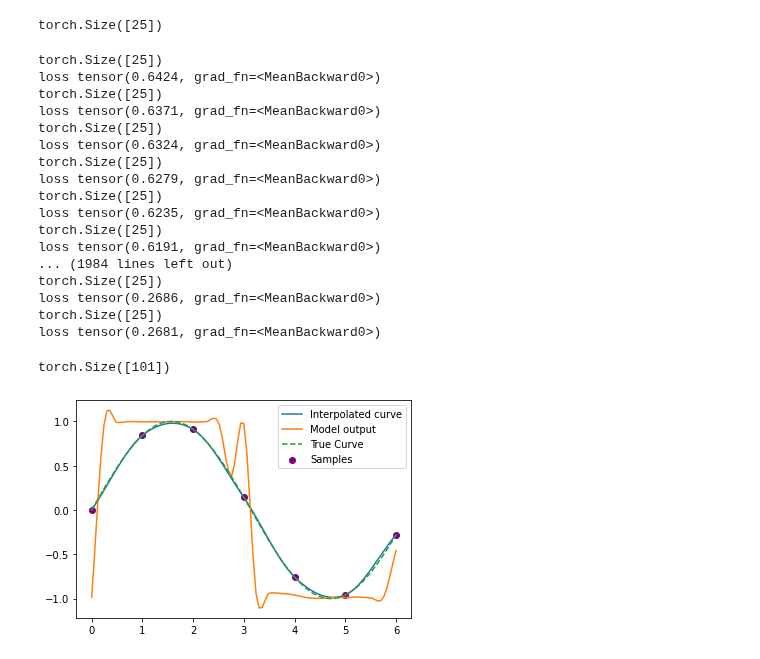
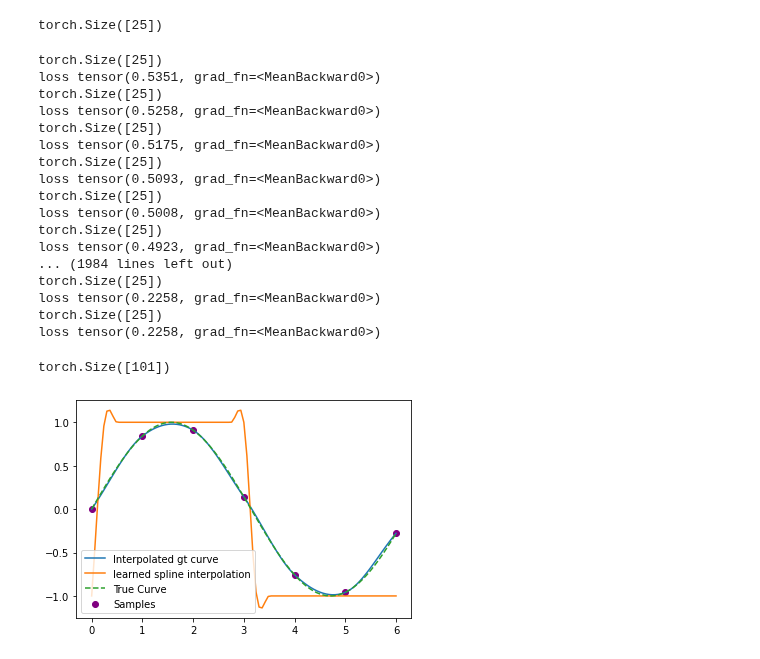
Before and after one commit to WilliamAshbee/splineexample, a Jupyter notebook: examplespline_computationgraphworking.ipynb, the cells around one changed output. Cells and saved outputs as stored; diff of their text form; code cells hidden in the pictures.

```diff
--- a/examplespline_computationgraphworking.ipynb
+++ b/examplespline_computationgraphworking.ipynb
@@ -108,7 +103,11 @@ model = MLP()
+# %%
+model = MLP()
+learning_rate = .0001
+optimizer = T.optim.Adam(model.parameters(), lr=learning_rate)
 # %%
 for i in range(1000):
   output = model(xs.unsqueeze(0))
-  loss = torch.mean(torch.abs(output-ys))
+  loss = T.mean(T.abs(output-ys))
   print('loss',loss)
   loss.backward()
   optimizer.step()
@@ -132,11 +149,11 @@ torch.Size([101])
 # %%
 oc = 25
 model = MLP(outclass=oc)
-optimizer = torch.optim.Adam(model.parameters(), lr=learning_rate)
-x = T.linspace(0, 6, 200)
+optimizer = T.optim.Adam(model.parameters(), lr=learning_rate)
+x = T.linspace(0, 6, 25)
 y = x.sin()
 modelin = T.linspace(0, 6, 101)
-xs = T.linspace(0, 6, 200)
+xs = T.linspace(0, 6, 25)
 xoc = T.linspace(0, 6, oc)
 
 ys = interp(x, y, xs)
@@ -148,43 +165,43 @@ for i in range(1000):
   output = model(modelin.unsqueeze(0)).squeeze()
   print(output.shape)
   yout = interp(xoc,output,xs)
-  loss = torch.mean(torch.abs(yout-ys))
+  loss = T.mean((yout-ys)**2)
   print('loss',loss)
   loss.backward()
   optimizer.step()
 # %% [output]
 torch.Size([25])
-loss tensor(0.6424, grad_fn=<MeanBackward0>)
+loss tensor(0.5351, grad_fn=<MeanBackward0>)
 torch.Size([25])
-loss tensor(0.6371, grad_fn=<MeanBackward0>)
+loss tensor(0.5258, grad_fn=<MeanBackward0>)
 torch.Size([25])
-loss tensor(0.6324, grad_fn=<MeanBackward0>)
+loss tensor(0.5175, grad_fn=<MeanBackward0>)
 torch.Size([25])
-loss tensor(0.6279, grad_fn=<MeanBackward0>)
+loss tensor(0.5093, grad_fn=<MeanBackward0>)
 torch.Size([25])
-loss tensor(0.6235, grad_fn=<MeanBackward0>)
+loss tensor(0.5008, grad_fn=<MeanBackward0>)
 torch.Size([25])
-loss tensor(0.6191, grad_fn=<MeanBackward0>)
+loss tensor(0.4923, grad_fn=<MeanBackward0>)
 ... (1984 lines left out)
 torch.Size([25])
-loss tensor(0.2686, grad_fn=<MeanBackward0>)
+loss tensor(0.2258, grad_fn=<MeanBackward0>)
 torch.Size([25])
-loss tensor(0.2681, grad_fn=<MeanBackward0>)
+loss tensor(0.2258, grad_fn=<MeanBackward0>)
 # %%
 x = T.linspace(0, 6, 7)
 y = x.sin()
 xs = T.linspace(0, 6, 101)
 out = model(xs.unsqueeze(0)).squeeze()
 out = interp(xoc,output,xs).detach()
 print(xs.shape)
 ys = interp(x, y, xs)
 Ys = integ(x, y, xs)
 P.scatter(x, y, label='Samples', color='purple')
-P.plot(xs, ys, label='Interpolated curve')
-P.plot(xs, out.numpy(), label='Model output')
+P.plot(xs, ys, label='Interpolated gt curve')
+P.plot(xs, out.numpy(), label='learned spline interpolation')
 P.plot(xs, xs.sin(), '--', label='True Curve')
 P.legend()
 P.show()
 # %% [output]
 torch.Size([101])
-[figure, old version]
+[figure, new version]
```
Also changed, not shown: parts of 4 cells of this notebook.
